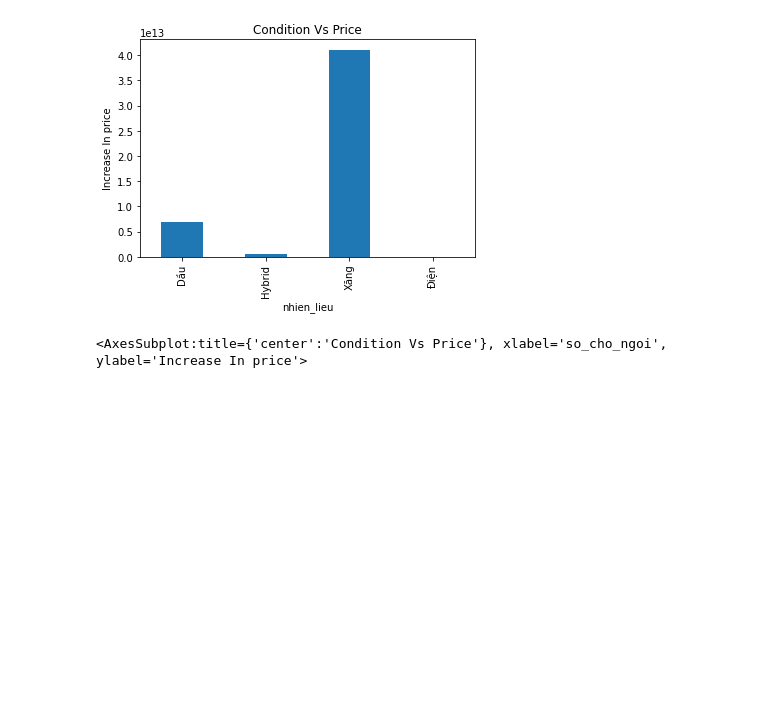
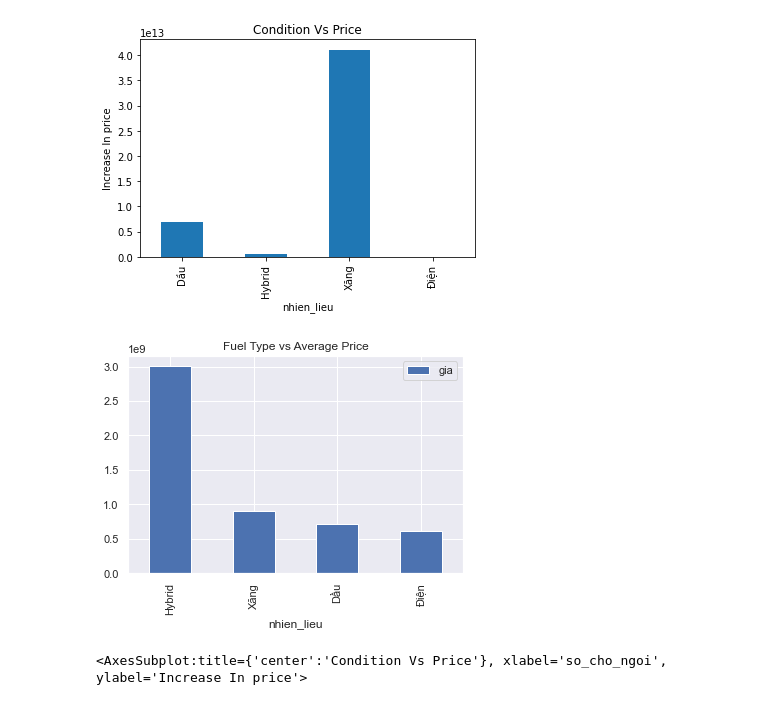
Before and after one commit to ghuioio/KHDL_IT4930, a Jupyter notebook: preprocess/visulization.ipynb, the cells around one changed output. Drawn from its saved outputs; the diff is of its cells as text; code cells hidden in the pictures; blank space fills up the shorter version.

```diff
--- a/preprocess/visulization.ipynb
+++ b/preprocess/visulization.ipynb
@@ -277,6 +277,13 @@ var.plot(kind='bar')
 # %% [output]
 <AxesSubplot:title={'center':'Condition Vs Price'}, xlabel='nhien_lieu', ylabel='Increase In price'>
 [figure]
+# %%
+var = pd.DataFrame(df.groupby(['nhien_lieu'])['gia'].mean().sort_values(ascending = False))
+var.plot.bar()
+plt.title('Fuel Type vs Average Price')
+plt.show()
+# %% [output]
+[figure, added]
 # %%
 var = df.groupby('so_cho_ngoi').gia.sum()
 fig = plt.figure()
```
Also changed, not shown: parts of 3 cells of this notebook, 2 other files.
